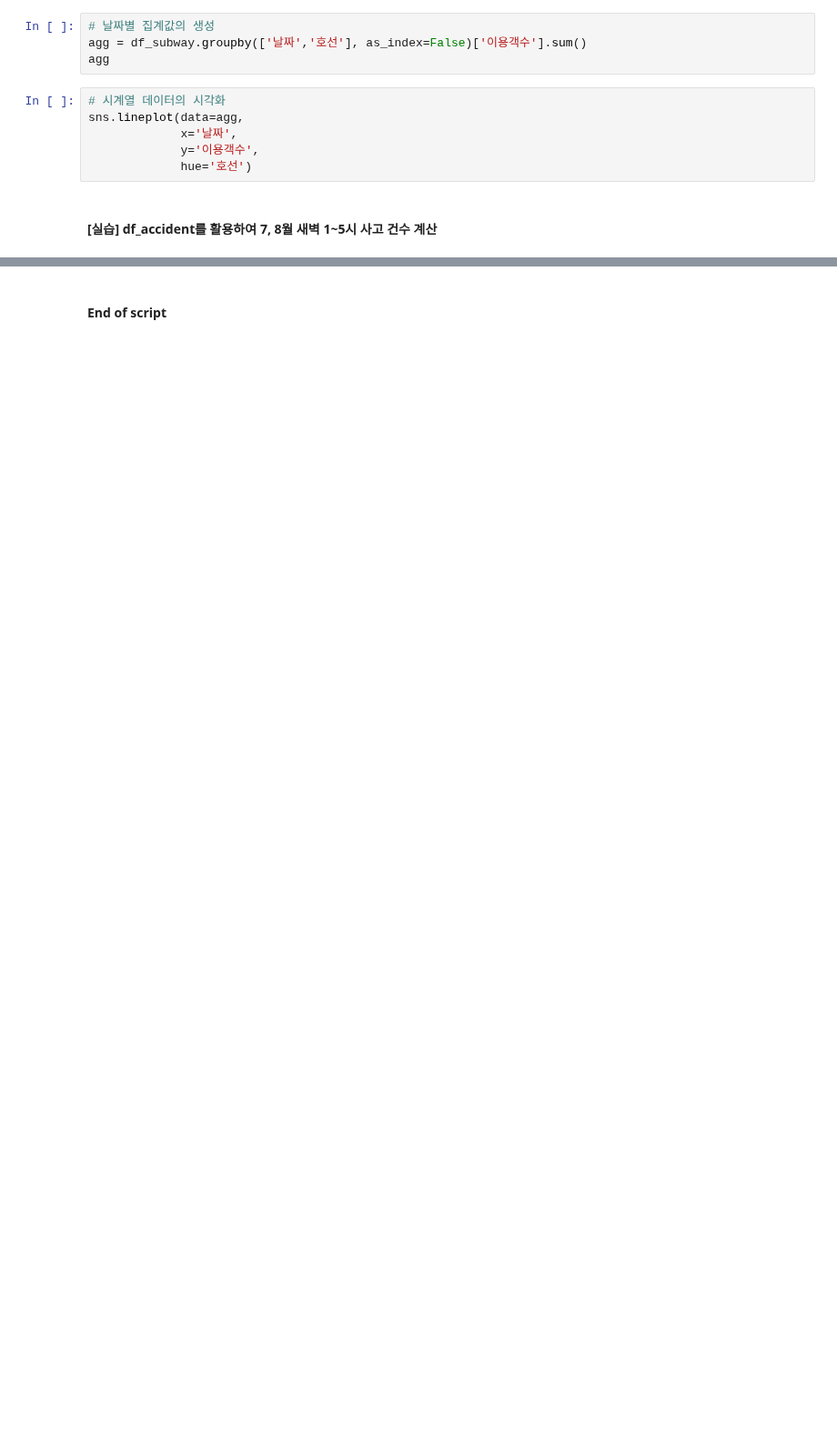
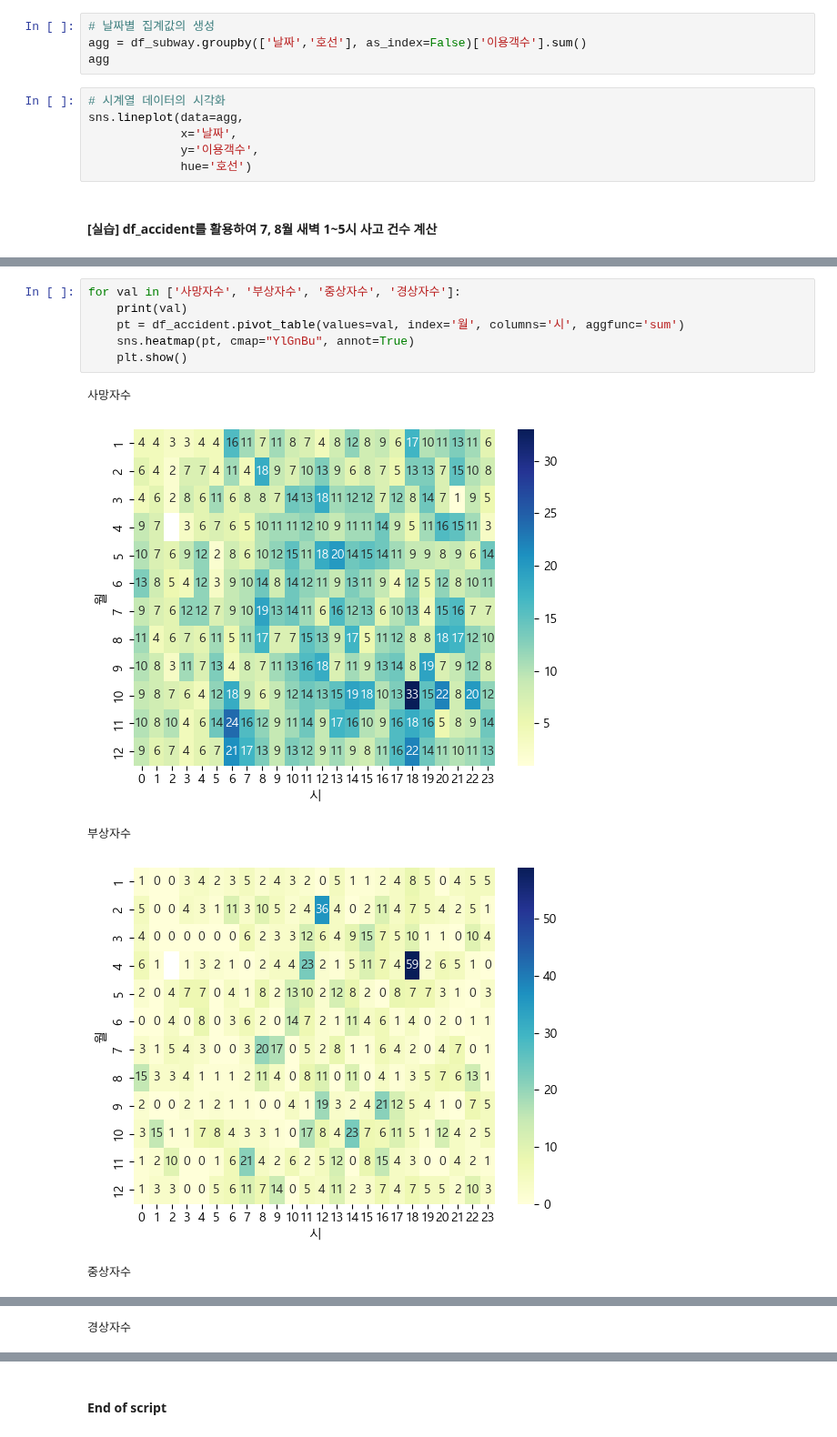
Before and after one commit to jonhpark7966/fastcampus_python_data_analysis, a Jupyter notebook: 20231114_remote/05_데이터 처리 심화.ipynb, the cells around one changed output, grey strips where cells are left out. Shown at 91% size. Cells and saved outputs as stored; diff of their text form; blank space fills up the shorter version.

```diff
--- a/20231114_remote/05_데이터 처리 심화.ipynb
+++ b/20231114_remote/05_데이터 처리 심화.ipynb
@@ -813,0 +719,12 @@ df_accident
+# %%
+for val in ['사망자수', '부상자수', '중상자수', '경상자수']:
+    print(val)
+    pt = df_accident.pivot_table(values=val, index='월', columns='시', aggfunc='sum')
+    sns.heatmap(pt, cmap="YlGnBu", annot=True)
+    plt.show()
+# %% [output]
+사망자수
+[figure, added]
+부상자수
+[figure, added]
+중상자수
@@ -813,0 +732 @@ df_accident
+경상자수
```
Also changed, not shown: parts of 67 cells of this notebook, 1 other file.
